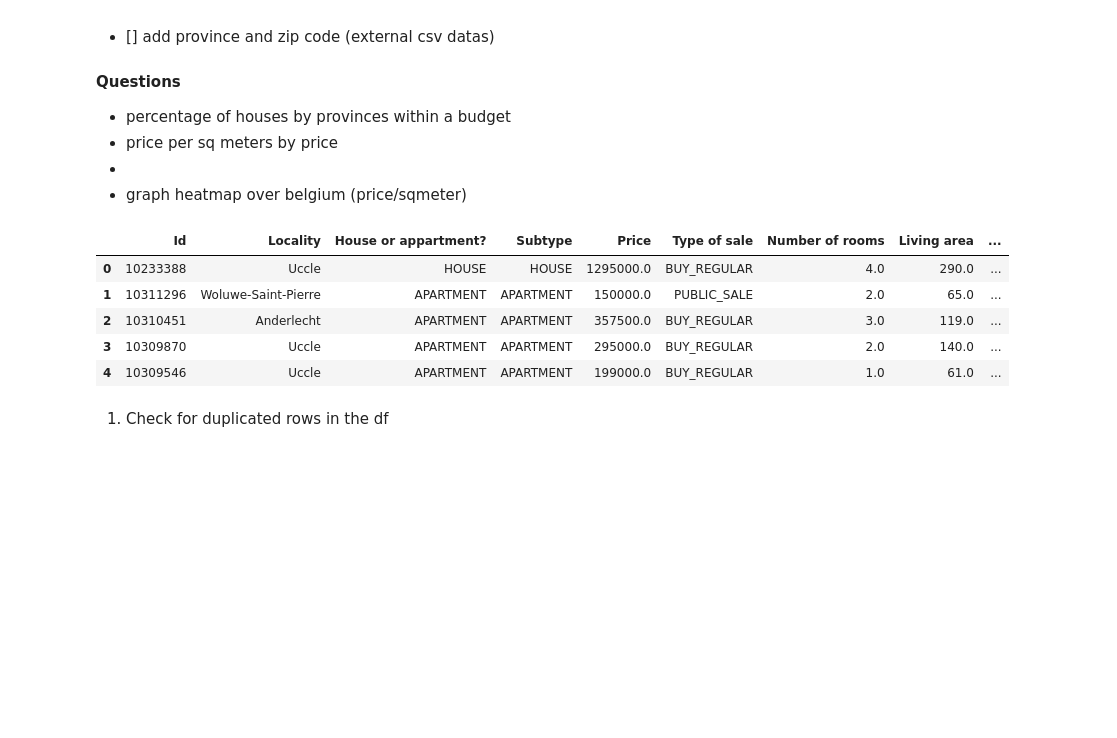
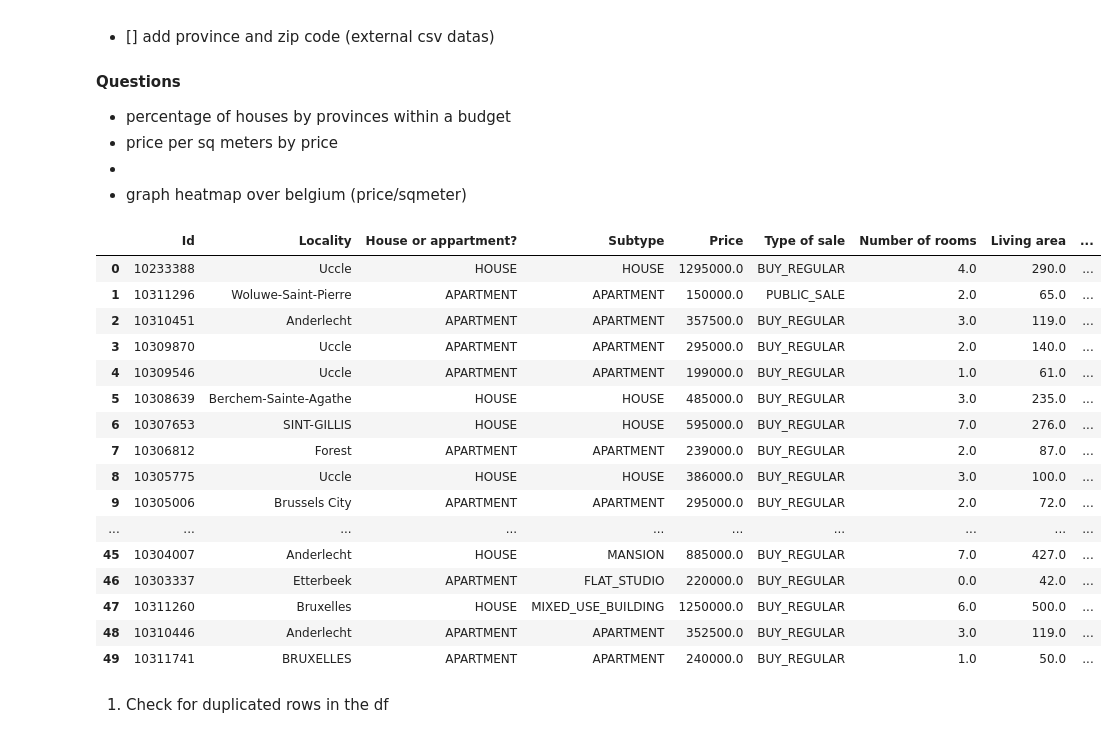
Before and after one commit to Laverdure77/immo_Eliza_Data_Analysis, a Jupyter notebook: main.ipynb, the cells around one changed output. Saved outputs shown, nothing was run; the diff lists cells and outputs as text; code cells hidden in the pictures; blank space fills up the shorter version.

```diff
--- a/main.ipynb
+++ b/main.ipynb
@@ -29,14 +29,25 @@ from scripts.colors import bcolors as bc
 # %%
 file = './datas/Immoweb_data_ok_maite.csv'
 data = pd.read_csv(file)
-data.head()
+data.head(50)
 # %% [output]
 |  | Id | Locality | House or appartment? | Subtype | Price | Type of sale | Number of rooms | Living area | ... |
 | 0 | 10233388 | Uccle | HOUSE | HOUSE | 1295000.0 | BUY_REGULAR | 4.0 | 290.0 | ... |
 | 1 | 10311296 | Woluwe-Saint-Pierre | APARTMENT | APARTMENT | 150000.0 | PUBLIC_SALE | 2.0 | 65.0 | ... |
 | 2 | 10310451 | Anderlecht | APARTMENT | APARTMENT | 357500.0 | BUY_REGULAR | 3.0 | 119.0 | ... |
 | 3 | 10309870 | Uccle | APARTMENT | APARTMENT | 295000.0 | BUY_REGULAR | 2.0 | 140.0 | ... |
 | 4 | 10309546 | Uccle | APARTMENT | APARTMENT | 199000.0 | BUY_REGULAR | 1.0 | 61.0 | ... |
+| 5 | 10308639 | Berchem-Sainte-Agathe | HOUSE | HOUSE | 485000.0 | BUY_REGULAR | 3.0 | 235.0 | ... |
+| 6 | 10307653 | SINT-GILLIS | HOUSE | HOUSE | 595000.0 | BUY_REGULAR | 7.0 | 276.0 | ... |
+| 7 | 10306812 | Forest | APARTMENT | APARTMENT | 239000.0 | BUY_REGULAR | 2.0 | 87.0 | ... |
+| 8 | 10305775 | Uccle | HOUSE | HOUSE | 386000.0 | BUY_REGULAR | 3.0 | 100.0 | ... |
+| 9 | 10305006 | Brussels City | APARTMENT | APARTMENT | 295000.0 | BUY_REGULAR | 2.0 | 72.0 | ... |
+| ... | ... | ... | ... | ... | ... | ... | ... | ... | ... |
+| 45 | 10304007 | Anderlecht | HOUSE | MANSION | 885000.0 | BUY_REGULAR | 7.0 | 427.0 | ... |
+| 46 | 10303337 | Etterbeek | APARTMENT | FLAT_STUDIO | 220000.0 | BUY_REGULAR | 0.0 | 42.0 | ... |
+| 47 | 10311260 | Bruxelles | HOUSE | MIXED_USE_BUILDING | 1250000.0 | BUY_REGULAR | 6.0 | 500.0 | ... |
+| 48 | 10310446 | Anderlecht | APARTMENT | APARTMENT | 352500.0 | BUY_REGULAR | 3.0 | 119.0 | ... |
+| 49 | 10311741 | BRUXELLES | APARTMENT | APARTMENT | 240000.0 | BUY_REGULAR | 1.0 | 50.0 | ... |
 # %% [markdown]
 1. Check for duplicated rows in the df
 # %%
```
Also changed, not shown: parts of 22 cells of this notebook, 3 other files.
